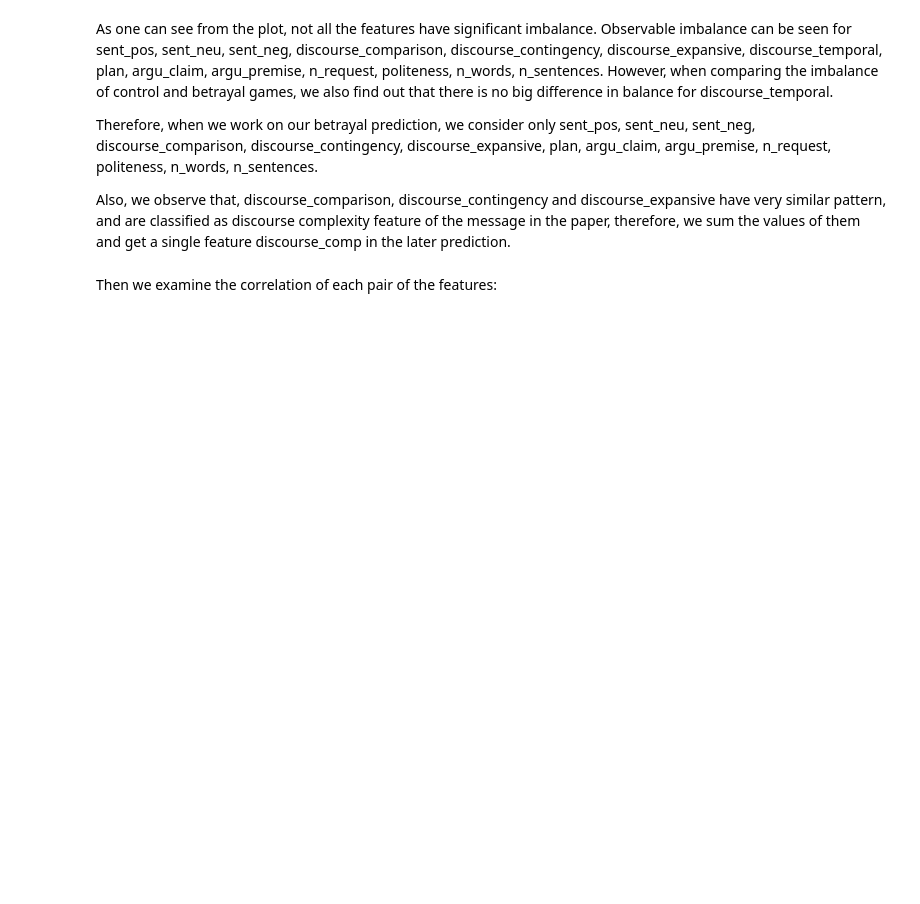
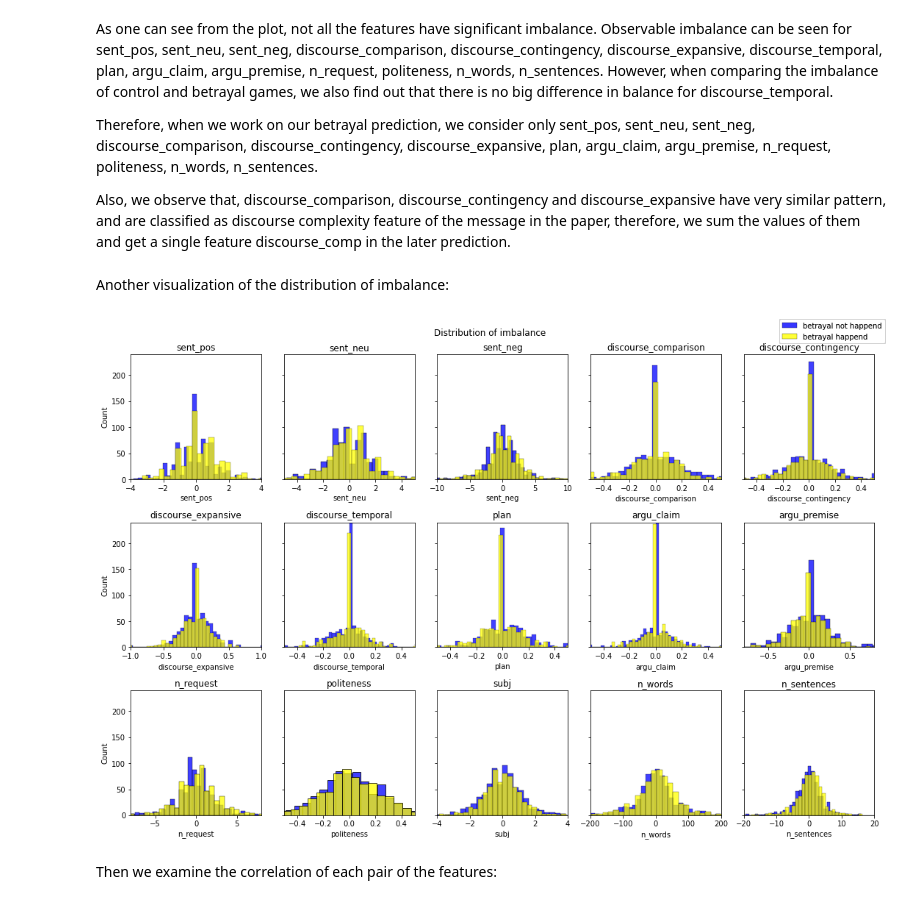
Before and after one commit to epfl-ada/ada-2020-project-milestone-p3-p3_tfpandas, a Jupyter notebook: extension_feature_selection.ipynb, the cells around one changed output. Drawn from its saved outputs; the diff is of its cells as text; code cells hidden in the pictures; blank space fills up the shorter version.

```diff
--- a/extension_feature_selection.ipynb
+++ b/extension_feature_selection.ipynb
@@ -215,6 +215,25 @@ As one can see from the plot, not all the features have significant imbalance. O
 Therefore, when we work on our betrayal prediction, we consider only sent_pos, sent_neu, sent_neg, discourse_comparison, discourse_contingency, discourse_expansive, plan, argu_claim, argu_premise, n_request, politeness, n_words, n_sentences.
 
 Also, we observe that, discourse_comparison, discourse_contingency and discourse_expansive have very similar pattern, and are classified as discourse complexity feature of the message in the paper, therefore, we sum the values of them and get a single feature discourse_comp in the later prediction.
+# %% [markdown]
+Another visualization of the distribution of imbalance:
+# %%
+xrange=[(-4, 4),(-5,5),(-10,10),(-0.5,0.5),(-0.5,0.5),(-1,1),(-0.5,0.5),(-0.5,0.5),(-0.5,0.5),(-0.8,0.8),(-8,8),(-0.5,0.5),(-4,4),(-200,200),(-20,20)]
+fig, axes = plt.subplots(3, 5, figsize=(15, 10), sharey=True)
+fig.suptitle('Distribution of imbalance')
+for x,i in zip(control_imb.columns,range(15)):
+    if(i==0):
+        sns.histplot(control_imb[x],ax=axes[math.floor(i/5), i%5],color='blue', label='betrayal not happend').set_title(x)
+        sns.histplot(betray_imb[x],ax=axes[math.floor(i/5), i%5],color='yellow', label='betrayal happend')
+    else:
+        sns.histplot(control_imb[x],ax=axes[math.floor(i/5), i%5],color='blue').set_title(x)
+        sns.histplot(betray_imb[x],ax=axes[math.floor(i/5), i%5],color='yellow')
+    ax=axes[math.floor(i/5), i%5].set(xlim=xrange[i])
+    ax=axes[math.floor(i/5), i%5].set(ylim=(0,240))
+    fig.tight_layout()
+    fig.legend()
+# %% [output]
+[figure, added]
 # %% [markdown]
 Then we examine the correlation of each pair of the features:
 # %%
```
Also changed, not shown: parts of 3 cells of this notebook.
